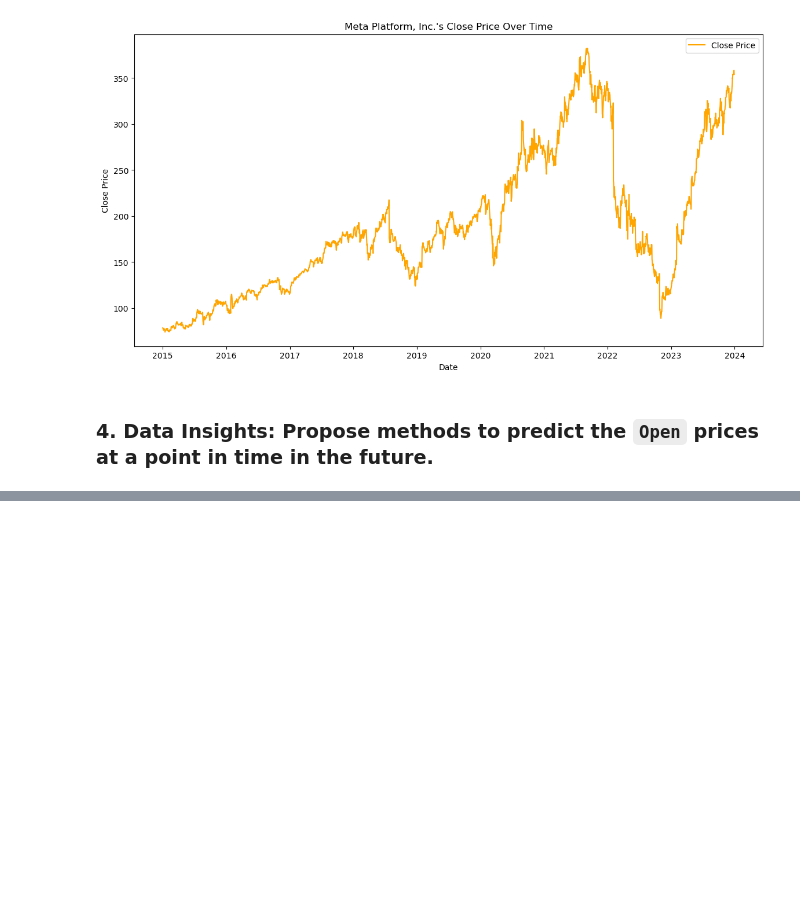
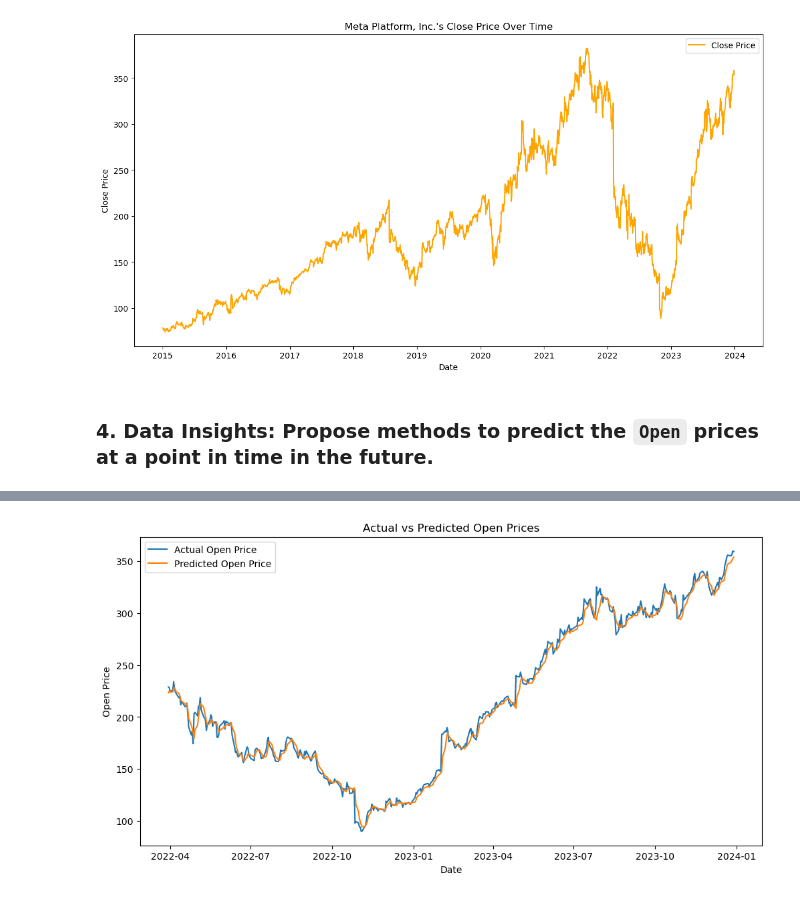
Before and after one commit to ndrhmdk/midterm, a Jupyter notebook: midterm.ipynb, the cells around one changed output, grey strips where cells are left out. Saved outputs shown, nothing was run; the diff lists cells and outputs as text; code cells hidden in the pictures; blank space fills up the shorter version.

Commit message:
Added the part 4 using LSTM

```diff
--- a/midterm.ipynb
+++ b/midterm.ipynb
@@ -460,0 +516,9 @@ plt.show();
+# %%
+model = Sequential()
+model.add(LSTM(50, return_sequences=True, input_shape=(seq_length, X_train.shape[2])))
+model.add(LSTM(50))
+model.add(Dense(1))
+
+model.compile(optimizer='adam', loss='mean_squared_error')
+# %%
+history = model.fit(X_train, y_train, epochs=20, batch_size=32, validation_split=0.1)
@@ -460,0 +549,4 @@ plt.show();
+# %%
+predictions = model.predict(X_test)
+predictions_rescaled = scaler.inverse_transform(
+    np.concatenate((np.zeros((predictions.shape[0], scaled_data.shape[1] - 1)), predictions), axis=1))[:, -1]
@@ -460,0 +555,15 @@ plt.show();
+# %%
+y_test_rescaled = scaler.inverse_transform(
+    np.concatenate((np.zeros((y_test.shape[0], scaled_data.shape[1] - 1)), y_test.reshape(-1, 1)), axis=1)
+)[:, -1]
+# %%
+plt.figure(figsize=(12, 6))
+plt.plot(meta_df.index[-len(y_test_rescaled):], y_test_rescaled, label='Actual Open Price')
+plt.plot(meta_df.index[-len(predictions_rescaled):], predictions_rescaled, label='Predicted Open Price')
+plt.title('Actual vs Predicted Open Prices')
+plt.xlabel('Date')
+plt.ylabel('Open Price')
+plt.legend()
+plt.show();
+# %% [output]
+[figure, added]
```
Also changed, not shown: parts of 24 cells of this notebook.
